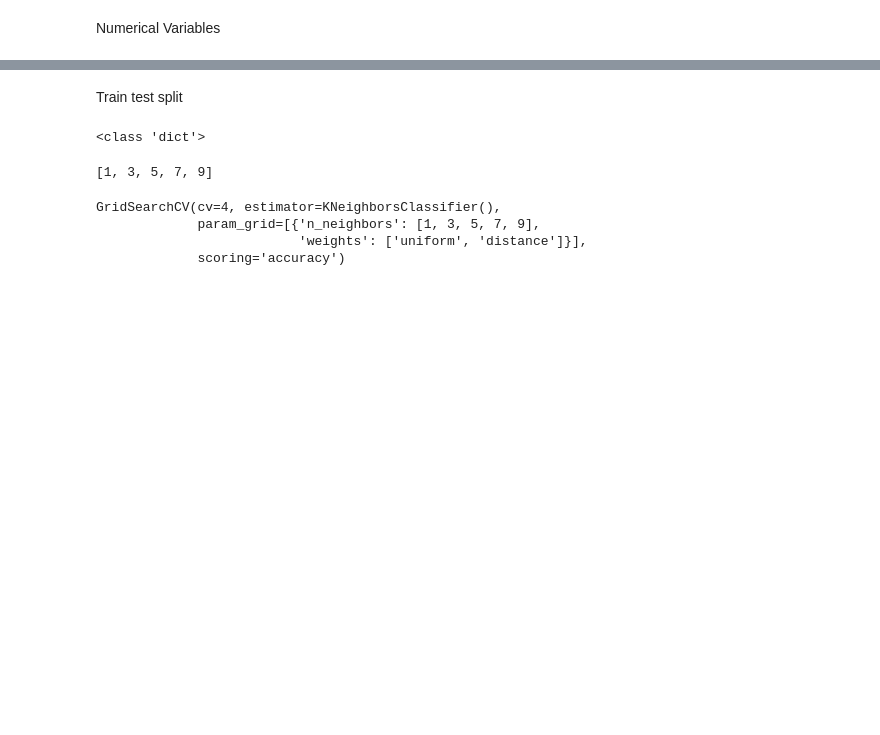
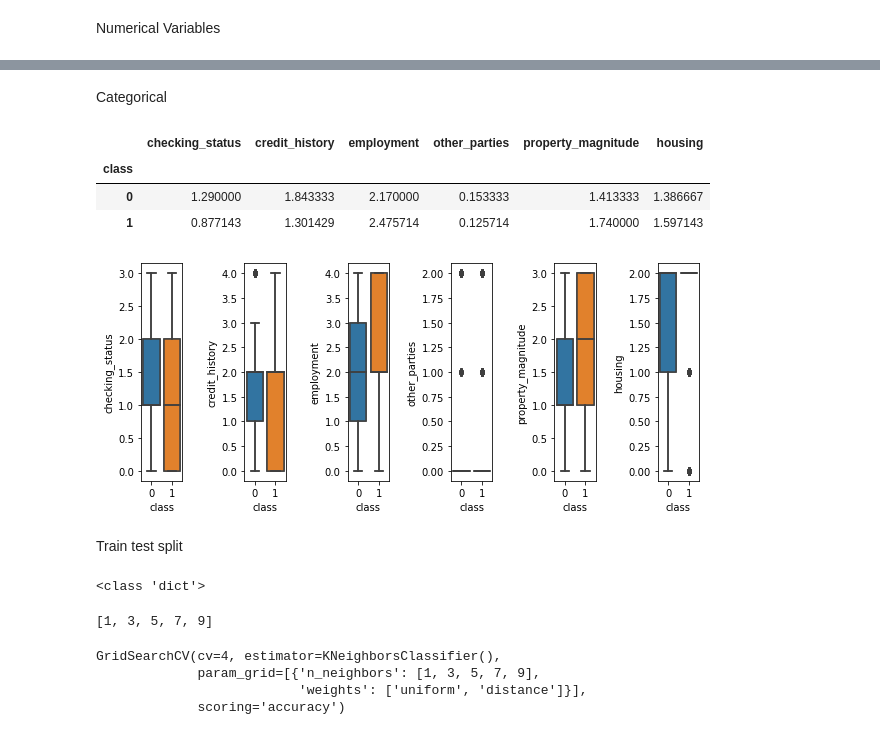
Before and after one commit to alexcTropic/Advanced-data-processing---class, a Jupyter notebook: ADPA_Project2.ipynb, the cells around one changed output, grey strips where cells are left out. Cells and saved outputs as stored; diff of their text form; code cells hidden in the pictures; blank space fills up the shorter version.

```diff
--- a/ADPA_Project2.ipynb
+++ b/ADPA_Project2.ipynb
@@ -403,3 +375,24 @@ X = pd.concat([pd.DataFrame(X_numerical), X_categorical], axis=1).dropna(axis=1)
+# %% [markdown]
+Categorical
+# %%
+target = 'class'
+features = X_categorical.columns
+
+
+fig, ax = plt.subplots(1, len(features), figsize=(10,4))
+fig.subplots_adjust(wspace=1.5)
+
+for i, ax in enumerate(ax.flat):
+    sns.boxplot(data=df_new, x=target, y=features[i], ax=ax)
+    sns.boxplot(data=df_new, x=target, y=features[i], ax=ax)
+
+df_new.groupby('class')[features].mean()
+# %% [output]
+|  | checking_status | credit_history | employment | other_parties | property_magnitude | housing |
+| class |  |  |  |  |  |  |
+| 0 | 1.290000 | 1.843333 | 2.170000 | 0.153333 | 1.413333 | 1.386667 |
+| 1 | 0.877143 | 1.301429 | 2.475714 | 0.125714 | 1.740000 | 1.597143 |
+[figure, added]
 # %% [markdown]
 Train test split
 # %%
```
Also changed, not shown: parts of 29 cells of this notebook.
